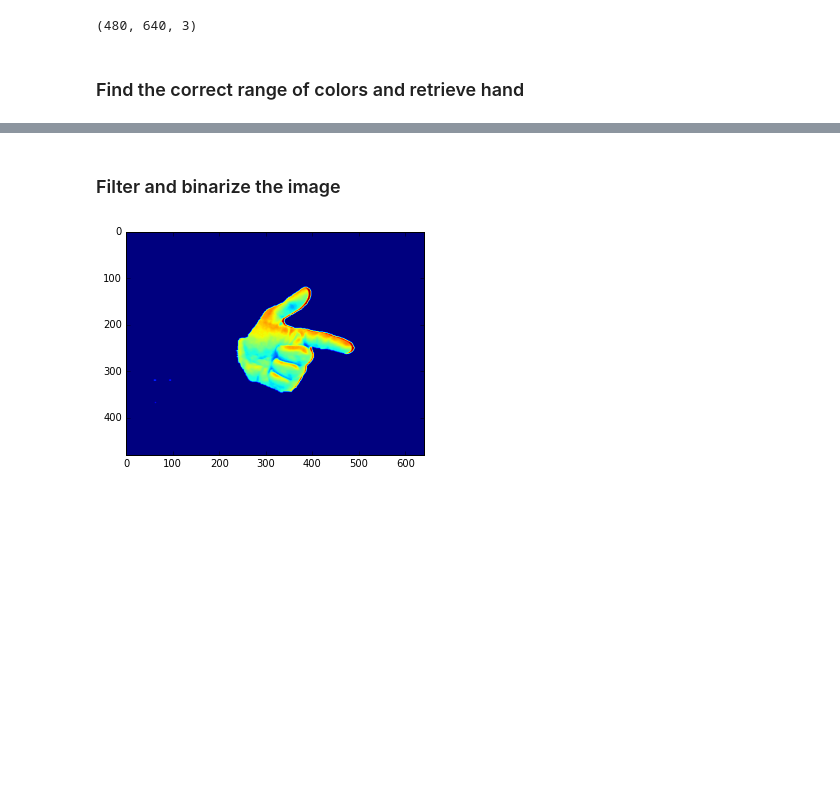
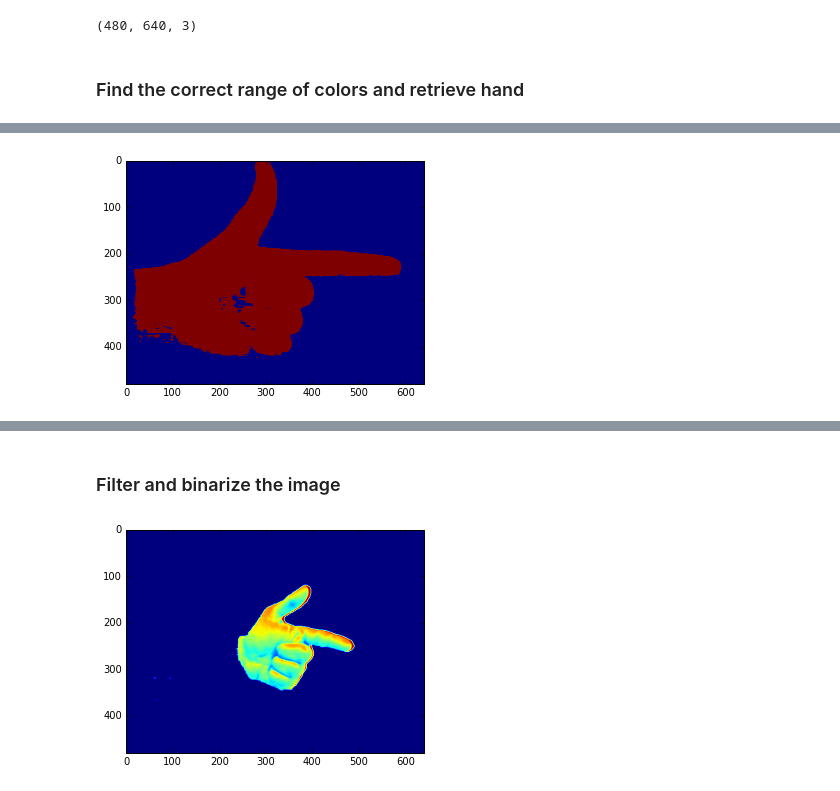
Before and after one commit to hzhucn/gesture_controlled_robot, a Jupyter notebook: Python/fourier_descriptors.ipynb, the cells around one changed output, grey strips where cells are left out. Saved outputs shown, nothing was run; the diff lists cells and outputs as text; code cells hidden in the pictures; blank space fills up the shorter version.

```diff
--- a/Python/fourier_descriptors.ipynb
+++ b/Python/fourier_descriptors.ipynb
@@ -47,0 +51,20 @@ plt.show()
+# %%
+'''
+Much much quicker
+There are many ways to perform pixel-wise threshold to separate "skin pixels"
+from "non-skin pixels", and there are papers based on virtually any colorspace (even with RGB).
+
+They worked with the YCbCr colorspace and got quite nice results,
+the paper also mentions a threshold that worked well for them
+Face Segmentation Using Skin-Color Map in Videophone Applications by Chai and Ngan
+using http://ieeexplore.ieee.org/document/767122/
+'''
+im_ycrcb = cv2.cvtColor(img_bgr, cv2.COLOR_BGR2YCR_CB)
+skin_ycrcb_mint = np.array((0, 133, 77))
+skin_ycrcb_maxt = np.array((255, 173, 127))
+skin_ycrcb = cv2.inRange(im_ycrcb, skin_ycrcb_mint, skin_ycrcb_maxt)
+plt.imshow(skin_ycrcb)
+
+plt.show()
+# %% [output]
+[figure, added]
```
Also changed, not shown: parts of 6 cells of this notebook, 13 other files.
